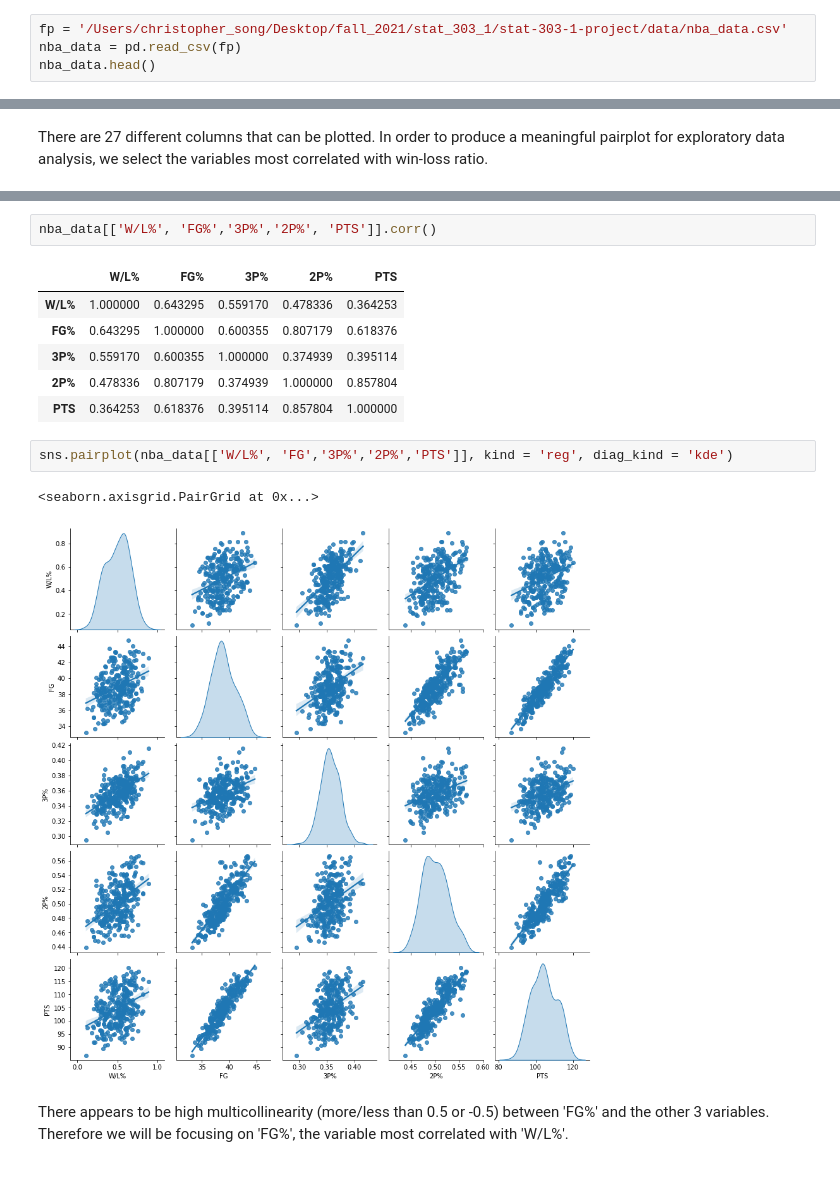
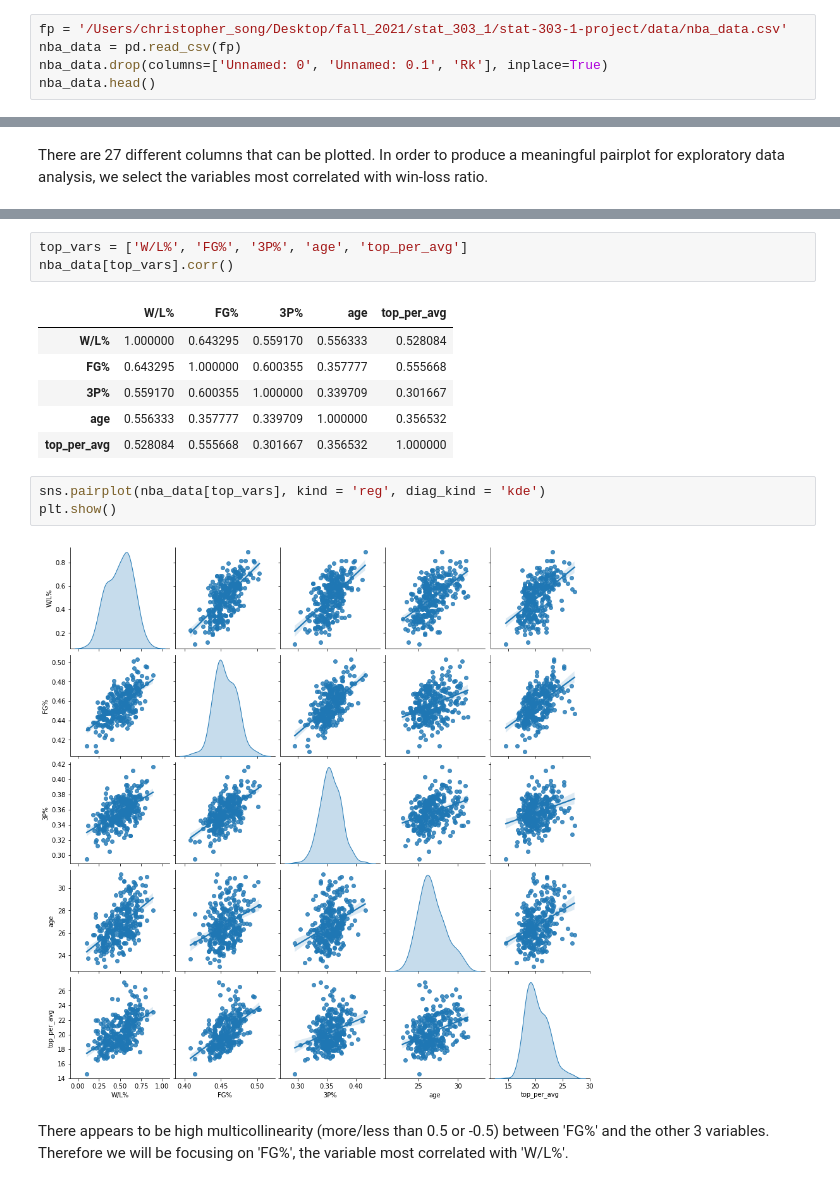
Before and after one commit to cs2027/stat-303-1-project, a Jupyter notebook: final-project.ipynb, the cells around one changed output, grey strips where cells are left out. Drawn from its saved outputs; the diff is of its cells as text.

Commit message:
Edits to part 3 w/ team-specific data

```diff
--- a/final-project.ipynb
+++ b/final-project.ipynb
@@ -153,5 +153,6 @@ def compute_summary_stats(year):
 # %%
 fp = '/Users/christopher_song/Desktop/fall_2021/stat_303_1/stat-303-1-project/data/nba_data.csv'
 nba_data = pd.read_csv(fp)
+nba_data.drop(columns=['Unnamed: 0', 'Unnamed: 0.1', 'Rk'], inplace=True)
 nba_data.head()
 # %% [output]
@@ -435,17 +430,18 @@ We find that the 4 variables most correlated with W/L% are Field Goal Percentage
 # %%
-nba_data[['W/L%', 'FG%','3P%','2P%', 'PTS']].corr()
+top_vars = ['W/L%', 'FG%', '3P%', 'age', 'top_per_avg']
+nba_data[top_vars].corr()
 # %% [output]
-|  | W/L% | FG% | 3P% | 2P% | PTS |
-| W/L% | 1.000000 | 0.643295 | 0.559170 | 0.478336 | 0.364253 |
-| FG% | 0.643295 | 1.000000 | 0.600355 | 0.807179 | 0.618376 |
-| 3P% | 0.559170 | 0.600355 | 1.000000 | 0.374939 | 0.395114 |
-| 2P% | 0.478336 | 0.807179 | 0.374939 | 1.000000 | 0.857804 |
-| PTS | 0.364253 | 0.618376 | 0.395114 | 0.857804 | 1.000000 |
+|  | W/L% | FG% | 3P% | age | top_per_avg |
+| W/L% | 1.000000 | 0.643295 | 0.559170 | 0.556333 | 0.528084 |
+| FG% | 0.643295 | 1.000000 | 0.600355 | 0.357777 | 0.555668 |
+| 3P% | 0.559170 | 0.600355 | 1.000000 | 0.339709 | 0.301667 |
+| age | 0.556333 | 0.357777 | 0.339709 | 1.000000 | 0.356532 |
+| top_per_avg | 0.528084 | 0.555668 | 0.301667 | 0.356532 | 1.000000 |
 # %%
-sns.pairplot(nba_data[['W/L%', 'FG','3P%','2P%','PTS']], kind = 'reg', diag_kind = 'kde')
+sns.pairplot(nba_data[top_vars], kind = 'reg', diag_kind = 'kde')
+plt.show()
 # %% [output]
-<seaborn.axisgrid.PairGrid at 0x...>
-[figure, old version]
+[figure, new version]
 # %% [markdown]
 There appears to be high multicollinearity (more/less than 0.5 or -0.5) between 'FG%' and the other 3 variables. Therefore we will be focusing on 'FG%', the variable most correlated with 'W/L%'.
 # %% [markdown]
```
Also changed, not shown: parts of 30 cells of this notebook.
